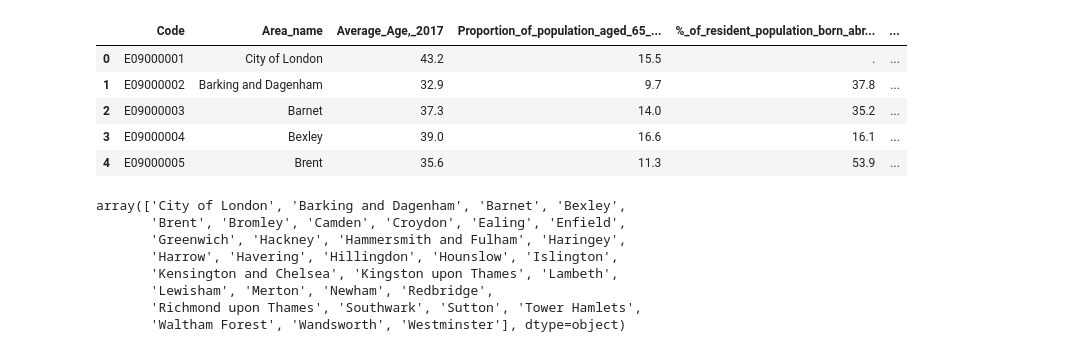
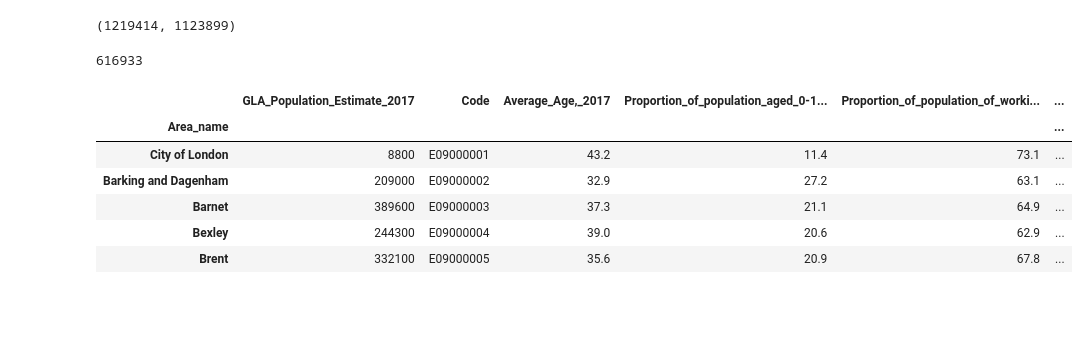
Before and after one commit to hlynurarni/Social-Data-Analysis-Final, a Jupyter notebook: Social_demographics.ipynb, the cells around one changed output. Drawn from its saved outputs; the diff is of its cells as text; code cells hidden in the pictures; blank space fills up the shorter version.

```diff
--- a/Social_demographics.ipynb
+++ b/Social_demographics.ipynb
@@ -19,0 +22,19 @@ from IPython.display import Image
+# %%
+# Load the previously cleaned dataset
+incidents = pd.read_csv('fire_incidents2020.csv')#pd.read_csv('fire_incidents1year.csv')
+incidents = incidents.append(pd.read_csv('fire_incidents2019.csv'));
+incidents = incidents.append(pd.read_csv('fire_incidents2018.csv'));
+incidents = incidents.append(pd.read_csv('fire_incidents2017.csv'));
+incidents = incidents.append(pd.read_csv('fire_incidents2016.csv'));
+incidents = incidents.append(pd.read_csv('fire_incidents2015.csv'));
+incidents = incidents.append(pd.read_csv('fire_incidents2014.csv'));
+incidents = incidents.append(pd.read_csv('fire_incidents2013.csv'));
+incidents = incidents.append(pd.read_csv('fire_incidents2012.csv'));
+incidents = incidents.append(pd.read_csv('fire_incidents2011.csv'));
+incidents = incidents.append(pd.read_csv('fire_incidents2010.csv'));
+incidents = incidents.append(pd.read_csv('fire_incidents2009.csv'));
+
+# Extract length of dataframe and the number of rows that contain attendance time
+len(incidents), incidents.AttendanceTimeSeconds.count()
+# %% [output]
+(1219414, 1123899)
@@ -20,3 +43,7 @@ from IPython.display import Image
+# %%
+incidents.Ward.count()
+# %% [output]
+616933
 # %%
 # read in the data
 file = 'london-borough-profiles.csv'
@@ -24,41 +51,35 @@ df = pd.read_csv(file,encoding='iso-8859-1')
 # %%
 # "black, Asian and minority ethnic" (BAME)
 
-select_columns = ['Code', 'Area_name',
-       'Average_Age,_2017','Proportion_of_population_aged_65_and_over,_2015',
+select_columns = ['GLA_Population_Estimate_2017','Code', 'Area_name',
+       'Average_Age,_2017','Proportion_of_population_aged_0-15,_2015',
+       'Proportion_of_population_of_working-age,_2015',
+       'Proportion_of_population_aged_65_and_over,_2015',
        '%_of_resident_population_born_abroad_(2015)',
        '%_of_population_from_BAME_groups_(2016)',
        'Gross_Annual_Pay,_(2016)',
        'Modelled_Household_median_income_estimates_2012/13',
        'Crime_rates_per_thousand_population_2014/15',
        'Fires_per_thousand_population_(2014)',
        'Ambulance_incidents_per_hundred_population_(2014)',
        'Median_House_Price,_2015',
        'Rented_from_Local_Authority_or_Housing_Association,_(2014)_%',
        'Rented_from_Private_landlord,_(2014)_%',
        'Childhood_Obesity_Prevalance_(%)_2015/16']
 
-df_selected = df[select_columns]
+df_selected = df[select_columns].copy()
 
 # dropa last 5 rows as their are not boroughs
 df_selected = df_selected[0:-5]
 
+# Set the index as burough name since all plots will be comparing the boroughs
+df_selected = df_selected.set_index("Area_name")
 df_selected.head()
 # %% [output]
-|  | Code | Area_name | Average_Age,_2017 | Proportion_of_population_aged_65_... | %_of_resident_population_born_abr... | ... |
-| 0 | E09000001 | City of London | 43.2 | 15.5 | . | ... |
-| 1 | E09000002 | Barking and Dagenham | 32.9 | 9.7 | 37.8 | ... |
-| 2 | E09000003 | Barnet | 37.3 | 14.0 | 35.2 | ... |
-| 3 | E09000004 | Bexley | 39.0 | 16.6 | 16.1 | ... |
-| 4 | E09000005 | Brent | 35.6 | 11.3 | 53.9 | ... |
+|  | GLA_Population_Estimate_2017 | Code | Average_Age,_2017 | Proportion_of_population_aged_0-1... | Proportion_of_population_of_worki... | ... |
+| Area_name |  |  |  |  |  | ... |
+| City of London | 8800 | E09000001 | 43.2 | 11.4 | 73.1 | ... |
+| Barking and Dagenham | 209000 | E09000002 | 32.9 | 27.2 | 63.1 | ... |
+| Barnet | 389600 | E09000003 | 37.3 | 21.1 | 64.9 | ... |
+| Bexley | 244300 | E09000004 | 39.0 | 20.6 | 62.9 | ... |
+| Brent | 332100 | E09000005 | 35.6 | 20.9 | 67.8 | ... |
-# %%
-df_selected.Area_name.unique()
-# %% [output]
-array(['City of London', 'Barking and Dagenham', 'Barnet', 'Bexley',
-       'Brent', 'Bromley', 'Camden', 'Croydon', 'Ealing', 'Enfield',
-       'Greenwich', 'Hackney', 'Hammersmith and Fulham', 'Haringey',
-       'Harrow', 'Havering', 'Hillingdon', 'Hounslow', 'Islington',
-       'Kensington and Chelsea', 'Kingston upon Thames', 'Lambeth',
-       'Lewisham', 'Merton', 'Newham', 'Redbridge',
-       'Richmond upon Thames', 'Southwark', 'Sutton', 'Tower Hamlets',
-       'Waltham Forest', 'Wandsworth', 'Westminster'], dtype=object)
```
Also changed, not shown: parts of 48 cells of this notebook, 3 other files.
